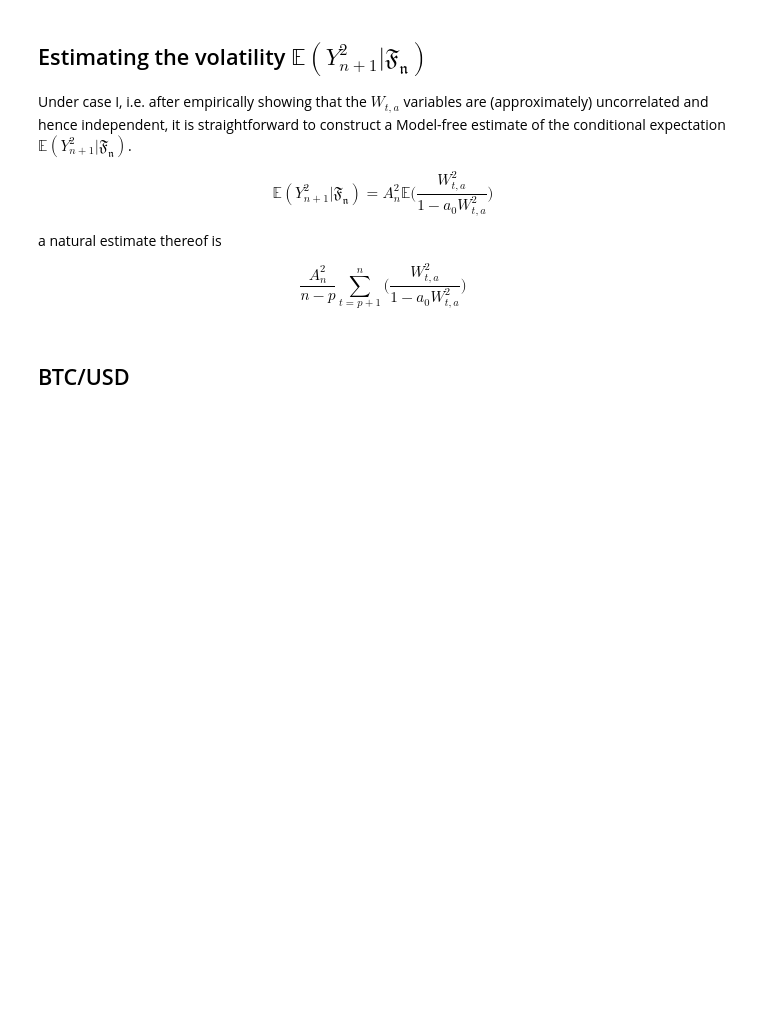
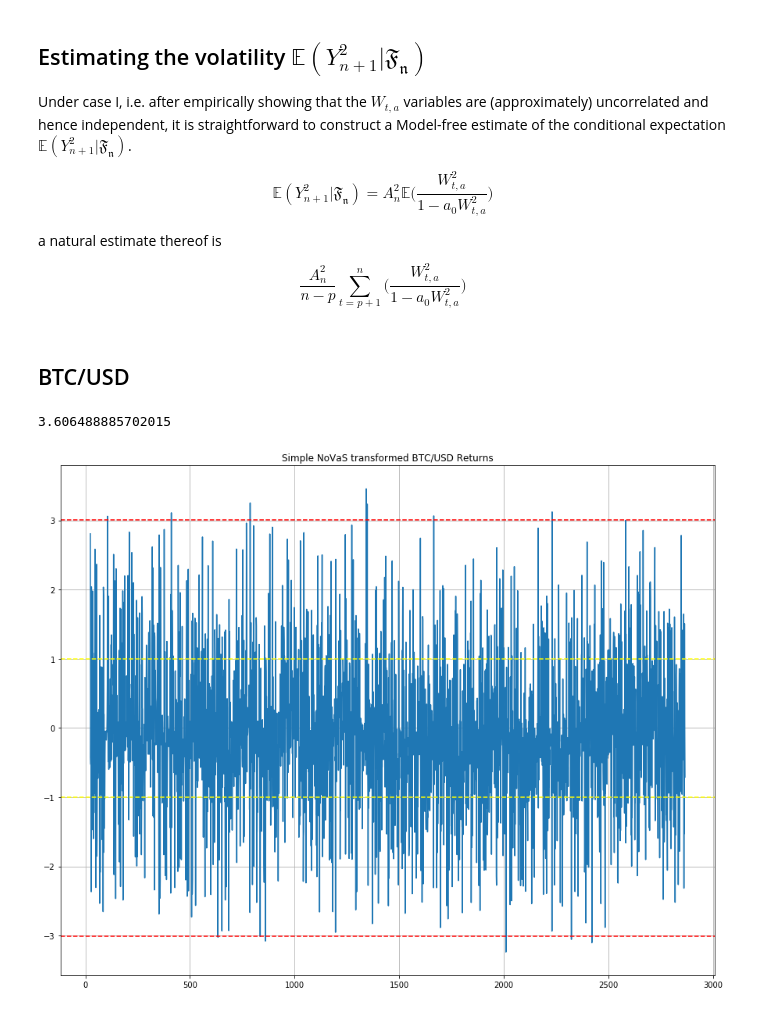
Before and after one commit to ngurnani/VolatilityPrediction, a Jupyter notebook: src/NoVaS.ipynb, the cells around one changed output. Cells and saved outputs as stored; diff of their text form; code cells hidden in the pictures; blank space fills up the shorter version.

```diff
--- a/src/NoVaS.ipynb
+++ b/src/NoVaS.ipynb
@@ -305,3 +305,24 @@ def real_vol_estimate(returns, p):
 temp = real_vol_estimate(sp500_returns, 16)
 # %% [markdown]
 ## BTC/USD
+# %%
+btc_data = pd.read_csv("./data/btc-usd.csv")
+btc_data.index = btc_data["Date"].astype('datetime64[ns]')
+btc_data.drop(columns=['Date'],inplace=True)
+btc_returns = btc_data['Close'].pct_change()[1:]
+btc_returns = (btc_returns - np.mean(btc_returns))/np.std(btc_returns) # normalize to have mean 0 std 1
+# %%
+W_btc = simple_novas(btc_returns, 12)
+kurtosis(W_btc, fisher=False)
+# %% [output]
+3.606488885702015
+# %%
+X2 = np.random.normal(0, 1, 9000)
+W_btc.plot(title='Simple NoVaS transformed BTC/USD Returns',grid=True, figsize=(15, 12))
+plt.axhline(X2.std(), color='yellow', linestyle='--')
+plt.axhline(-X2.std(), color='yellow', linestyle='--')
+plt.axhline(3*X2.std(), color='red', linestyle='--')
+plt.axhline(-3*X2.std(), color='red', linestyle='--')
+plt.savefig('novas_btc_returns.png');
+# %% [output]
+[figure, added]
```
Also changed, not shown: parts of 2 cells of this notebook, 10 other files.
